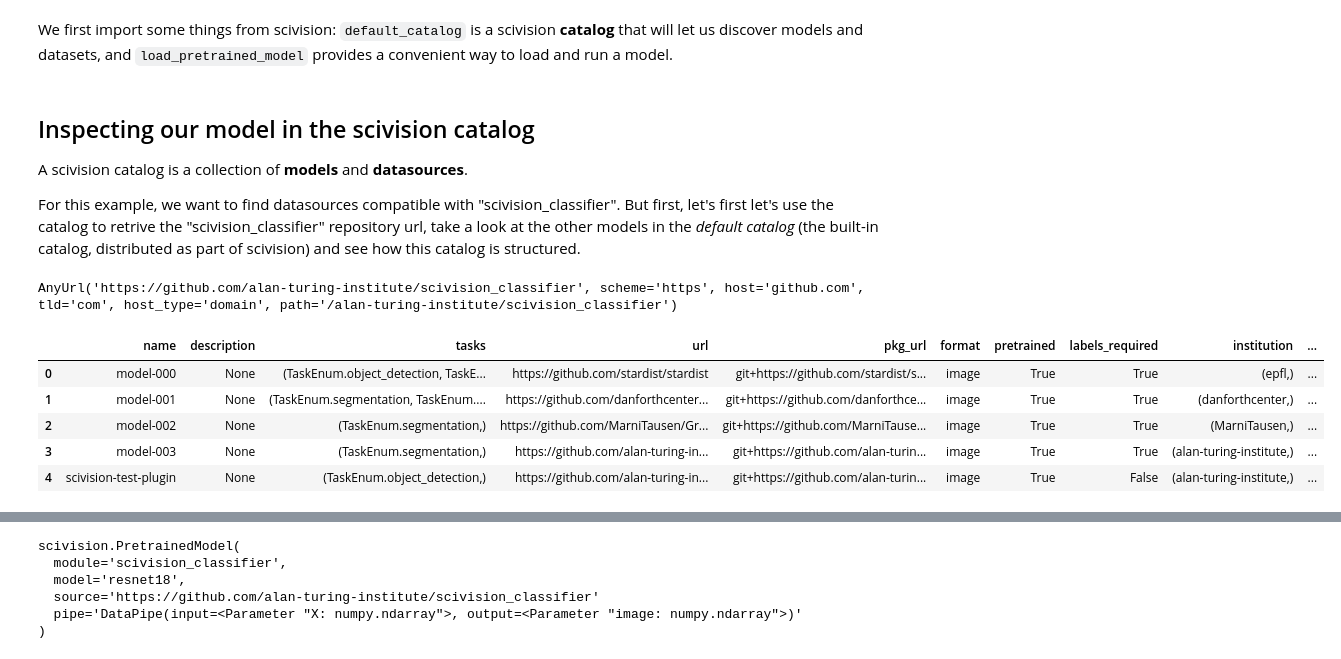
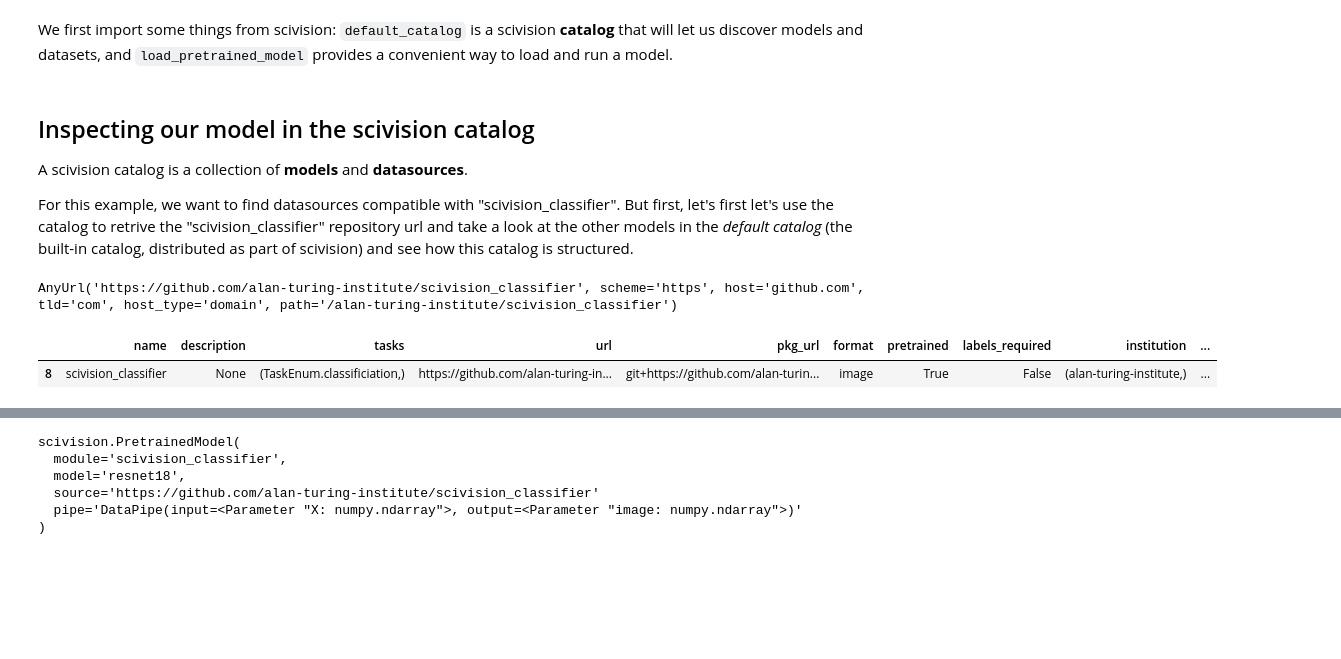
Before and after one commit to alan-turing-institute/scivision, a Jupyter notebook: examples/scivision-core-functionality.ipynb, the cells around one changed output, grey strips where cells are left out. Drawn from its saved outputs; the diff is of its cells as text; code cells hidden in the pictures; blank space fills up the shorter version.

Commit message:
explain scivision_classifier better

```diff
--- a/examples/scivision-core-functionality.ipynb
+++ b/examples/scivision-core-functionality.ipynb
@@ -17,7 +17,7 @@ from scivision import default_catalog, load_pretrained_model
 
 A scivision catalog is a collection of **models** and **datasources**.
 
-For this example, we want to find datasources compatible with "scivision_classifier".  But first, let's first let's use the catalog to retrive the "scivision_classifier" repository url, take a look at the other models in the *default catalog* (the built-in catalog, distributed as part of scivision) and see how this catalog is structured.
+For this example, we want to find datasources compatible with "scivision_classifier".  But first, let's first let's use the catalog to retrive the "scivision_classifier" repository url and take a look at the other models in the *default catalog* (the built-in catalog, distributed as part of scivision) and see how this catalog is structured.
 # %%
 # Get the model repo url
 models_catalog = default_catalog.models.to_dataframe()
@@ -26,12 +26,8 @@ stp_repo # Why not paste the repo link into your browser and see how it looks?
 # %% [output]
 AnyUrl('https://github.com/alan-turing-institute/scivision_classifier', scheme='https', host='github.com', tld='com', host_type='domain', path='/alan-turing-institute/scivision_classifier')
 # %%
-# Inspecting models in the default catalog
-default_catalog.models.to_dataframe().head()
+# Inspecting model entry and its metadata in the default catalog
+models_catalog[models_catalog.name == "scivision_classifier"]
 # %% [output]
 |  | name | description | tasks | url | pkg_url | format | pretrained | labels_required | institution | ... |
-| 0 | model-000 | None | (TaskEnum.object_detection, TaskE... | https://github.com/stardist/stardist | git+https://github.com/stardist/s... | image | True | True | (epfl,) | ... |
-| 1 | model-001 | None | (TaskEnum.segmentation, TaskEnum.... | https://github.com/danforthcenter... | git+https://github.com/danforthce... | image | True | True | (danforthcenter,) | ... |
-| 2 | model-002 | None | (TaskEnum.segmentation,) | https://github.com/MarniTausen/Gr... | git+https://github.com/MarniTause... | image | True | True | (MarniTausen,) | ... |
-| 3 | model-003 | None | (TaskEnum.segmentation,) | https://github.com/alan-turing-in... | git+https://github.com/alan-turin... | image | True | True | (alan-turing-institute,) | ... |
-| 4 | scivision-test-plugin | None | (TaskEnum.object_detection,) | https://github.com/alan-turing-in... | git+https://github.com/alan-turin... | image | True | False | (alan-turing-institute,) | ... |
+| 8 | scivision_classifier | None | (TaskEnum.classificiation,) | https://github.com/alan-turing-in... | git+https://github.com/alan-turin... | image | True | False | (alan-turing-institute,) | ... |
```
Also changed, not shown: parts of 4 cells of this notebook.
